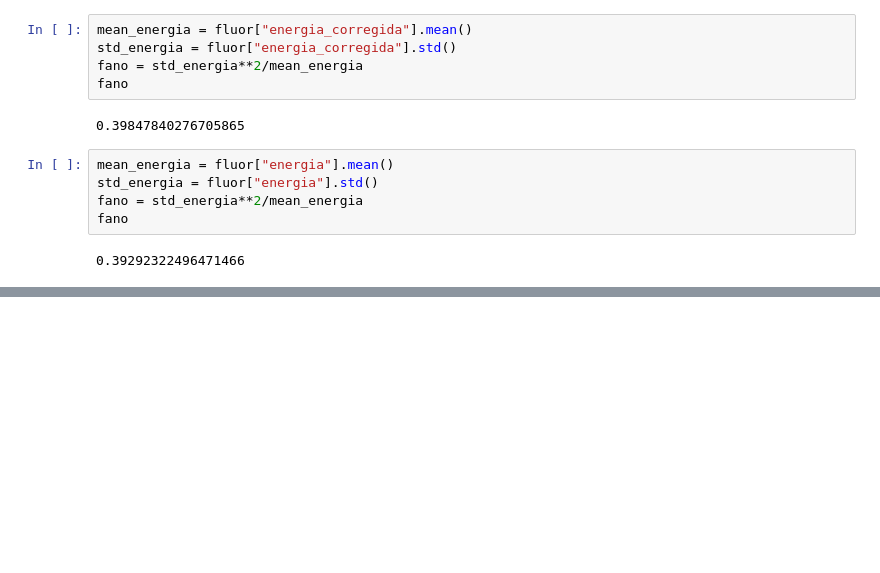
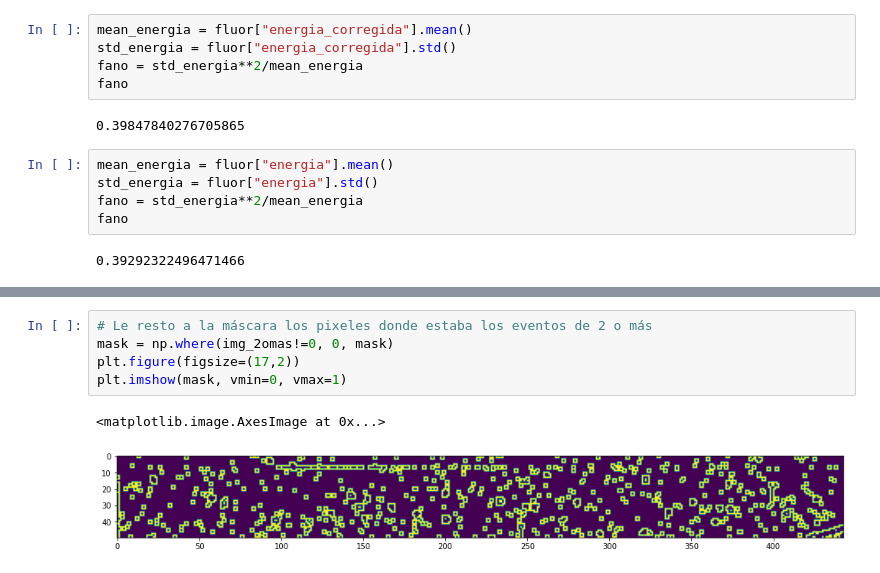
Before and after one commit to Igna11/Tesis-Skipper, a Jupyter notebook: Analisis_Imagenes_descomposicion_eventos.ipynb, the cells around one changed output, grey strips where cells are left out. Cells and saved outputs as stored; diff of their text form; blank space fills up the shorter version.

```diff
--- a/Analisis_Imagenes_descomposicion_eventos.ipynb
+++ b/Analisis_Imagenes_descomposicion_eventos.ipynb
@@ -210,0 +262,8 @@ fano
+# %%
+# Le resto a la máscara los pixeles donde estaba los eventos de 2 o más
+mask = np.where(img_2omas!=0, 0, mask)
+plt.figure(figsize=(17,2))
+plt.imshow(mask, vmin=0, vmax=1)
+# %% [output]
+<matplotlib.image.AxesImage at 0x...>
+[figure, added]
```
Also changed, not shown: parts of 23 cells of this notebook, 1 other file.
